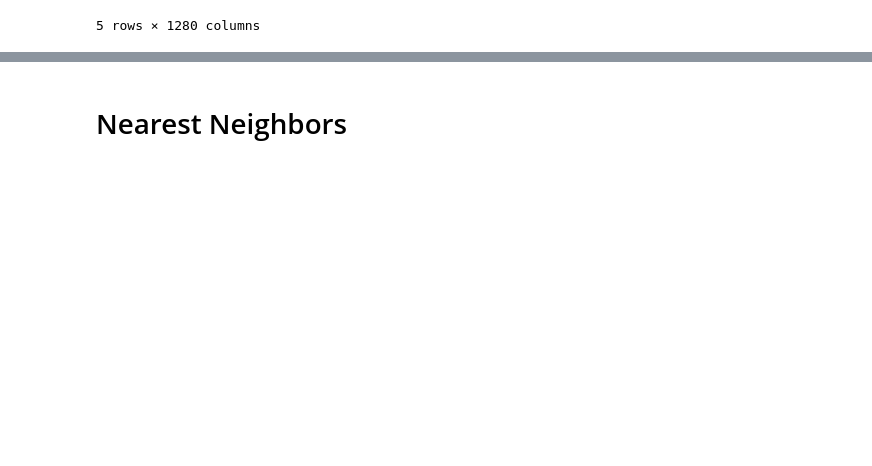
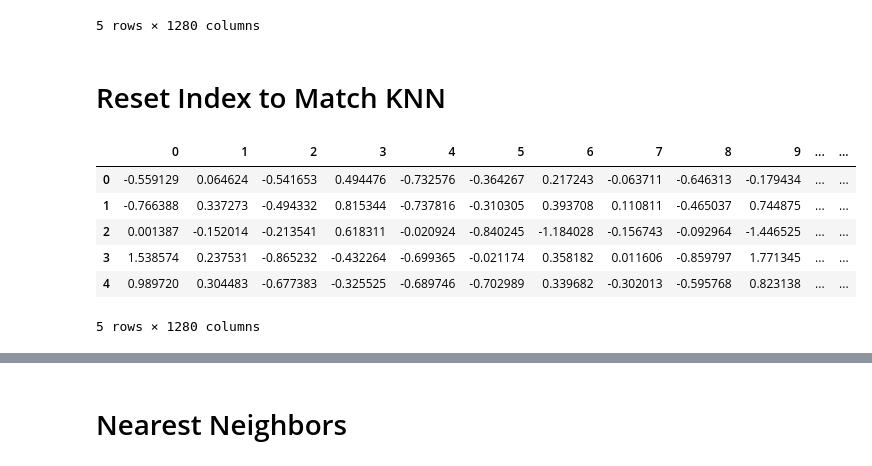
Before and after one commit to zeinovich/image-ranking, a Jupyter notebook: notebooks/1107-zeinovich-knn.ipynb, the cells around one changed output, grey strips where cells are left out. Cells and saved outputs as stored; diff of their text form; code cells hidden in the pictures; blank space fills up the shorter version.

Commit message:
reset indices

```diff
--- a/notebooks/1107-zeinovich-knn.ipynb
+++ b/notebooks/1107-zeinovich-knn.ipynb
@@ -69,3 +79,16 @@ embeddings.head()
 | 1525 | 1.538574 | 0.237531 | -0.865232 | -0.432264 | -0.699365 | -0.021174 | 0.358182 | 0.011606 | -0.859797 | 1.771345 | ... | ... |
 | 1526 | 0.989720 | 0.304483 | -0.677383 | -0.325525 | -0.689746 | -0.702989 | 0.339682 | -0.302013 | -0.595768 | 0.823138 | ... | ... |
 5 rows × 1280 columns
+# %% [markdown]
+# Reset Index to Match KNN
+# %%
+embeddings = embeddings.reset_index(drop=True)
+embeddings.head()
+# %% [output]
+|  | 0 | 1 | 2 | 3 | 4 | 5 | 6 | 7 | 8 | 9 | ... | ... |
+| 0 | -0.559129 | 0.064624 | -0.541653 | 0.494476 | -0.732576 | -0.364267 | 0.217243 | -0.063711 | -0.646313 | -0.179434 | ... | ... |
+| 1 | -0.766388 | 0.337273 | -0.494332 | 0.815344 | -0.737816 | -0.310305 | 0.393708 | 0.110811 | -0.465037 | 0.744875 | ... | ... |
+| 2 | 0.001387 | -0.152014 | -0.213541 | 0.618311 | -0.020924 | -0.840245 | -1.184028 | -0.156743 | -0.092964 | -1.446525 | ... | ... |
+| 3 | 1.538574 | 0.237531 | -0.865232 | -0.432264 | -0.699365 | -0.021174 | 0.358182 | 0.011606 | -0.859797 | 1.771345 | ... | ... |
+| 4 | 0.989720 | 0.304483 | -0.677383 | -0.325525 | -0.689746 | -0.702989 | 0.339682 | -0.302013 | -0.595768 | 0.823138 | ... | ... |
+5 rows × 1280 columns
```
Also changed, not shown: parts of 13 cells of this notebook.
